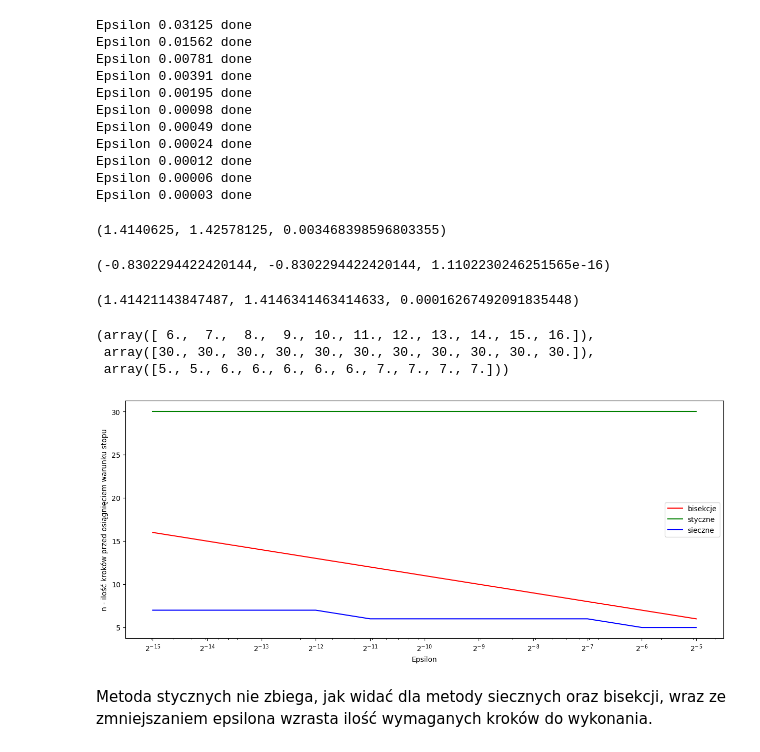
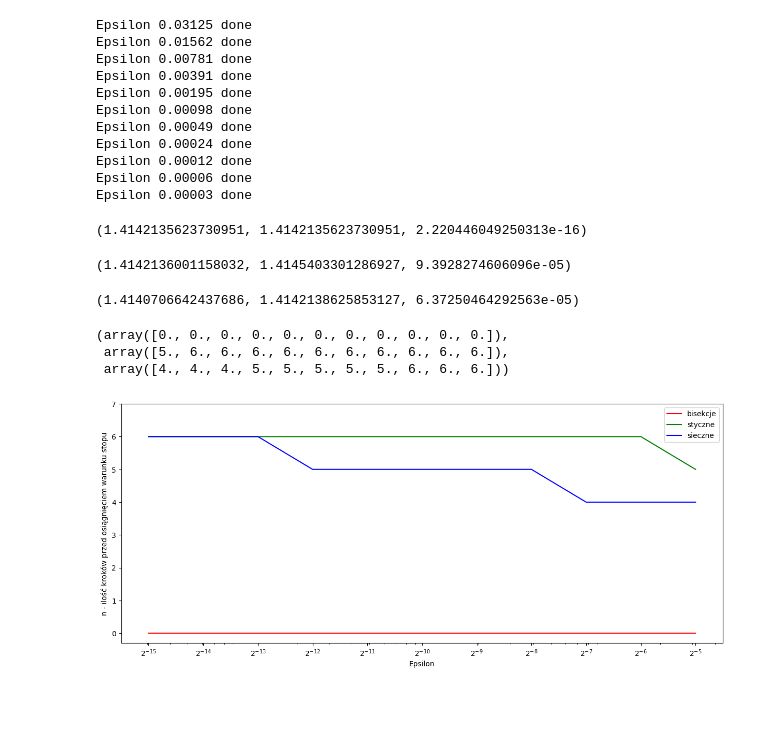
Before and after one commit to KsawerySmoczynski/elementy-metod-numerycznych, a Jupyter notebook: Lab3/zmlab3_zadania_i_odpowiedzi.ipynb, the cells around one changed output. Saved outputs shown, nothing was run; the diff lists cells and outputs as text; code cells hidden in the pictures; blank space fills up the shorter version.

Commit message:
Zadania 3: fix styczne

```diff
--- a/Lab3/zmlab3_zadania_i_odpowiedzi.ipynb
+++ b/Lab3/zmlab3_zadania_i_odpowiedzi.ipynb
@@ -225,26 +225,24 @@ def styczna(f: Callable[[float], float], x_0:float, M:int, delta:float, epsilon:
 
     x_k = x_0
     for n in range(M+1):
-        try:
-            x_k1 = f(x_k) /  f_prime(x_k)
-        except ZeroDivisionError:
-            # if derivative is equal to 0 we will divide by zero, let's move away a bit
-            x_k += np.sign(x_k) * epsilon
-            continue
+        # try:
+        x_k1 = x_k - f(x_k) /  f_prime(x_k)
+        # except ZeroDivisionError:
+        #     # if derivative is equal to 0 we will divide by zero, let's move away a bit
+        #     x_k += np.sign(x_k) * epsilon
+        #     continue
         if abs(f(x_k1)) < delta or abs(x_k-x_k1) < epsilon:
             break
         x_k = x_k1
 
     return x_k1, n
 
-f = lambda x: 4 - x ** 2
+f = lambda x: x ** 2 - 4
 f_prime = lambda x: 2*x
-f = np.exp
-f_prime = np.exp
-x_0 = -1e-2
-M = 100_000_000
-delta = 1e-10000
-epsilon = 1e-7
+x_0 = 0.1
+M = 100
+delta = 1e-20
+epsilon = 1e-2
 
 styczna(f, x_0, M, delta, epsilon, f_prime)
 # Metoda jest niestabilna
@@ -289,18 +287,16 @@ sieczna(f, x_0, x_1, M, delta, epsilon)
 epsilons = np.power(2., -np.arange(5, 16))
 
 f = lambda x: x ** 2 - 2
-# f = lambda x: 4 * np.log(x) - np.log(4)
 f_prime = lambda x: 2*x
-# f_prime = lambda x: 4 / x
+
+x_0 = 0.1
+x_1 = 2 * 4 ** (1/4) - 0.1 # równoodległe oba punkty od docelowego
+M = 30
+delta = np.finfo(np.float32).eps # minimalna mozliwa delta, aby warunkiem stopu bylo albo M albo epsilon
 
 bisekcje = []
 styczne = []
 sieczne = []
-x_0 = -1
-x_1 = 2
-M = 30
-delta = np.finfo(np.float32).eps # minimalna mozliwa delta, aby warunkiem stopu bylo albo M albo epsilon
-
 for epsilon in epsilons:
     bisekcje.append(bisekcja(f, x_0, x_1, M, delta, epsilon))
     # print("bisekcja")
@@ -324,39 +320,38 @@ Epsilon 0.00003 done
 # %%
 np.min(np.array(bisekcje)[:,:1]), np.max(np.array(bisekcje)[:,:1]), np.std(np.array(bisekcje)[:,:1])
 # %% [output]
-(1.4140625, 1.42578125, 0.003468398596803355)
+(1.4142135623730951, 1.4142135623730951, 2.220446049250313e-16)
 # %%
 np.min(np.array(styczne)[:,:1]), np.max(np.array(styczne)[:,:1]), np.std(np.array(styczne)[:,:1])
 # %% [output]
-(-0.8302294422420144, -0.8302294422420144, 1.1102230246251565e-16)
+(1.4142136001158032, 1.4145403301286927, 9.3928274606096e-05)
 # %%
 np.min(np.array(sieczne)[:,:1]), np.max(np.array(sieczne)[:,:1]), np.std(np.array(sieczne)[:,:1])
 # %% [output]
-(1.41421143847487, 1.4146341463414633, 0.00016267492091835448)
+(1.4140706642437686, 1.4142138625853127, 6.37250464292563e-05)
 # %%
 n_bisekcje = np.array(bisekcje)[:, 1]
 n_styczne = np.array(styczne)[:, 1]
 n_sieczne = np.array(sieczne)[:, 1]
 n_bisekcje, n_styczne, n_sieczne
 # %% [output]
-(array([ 6.,  7.,  8.,  9., 10., 11., 12., 13., 14., 15., 16.]),
- array([30., 30., 30., 30., 30., 30., 30., 30., 30., 30., 30.]),
- array([5., 5., 6., 6., 6., 6., 6., 7., 7., 7., 7.]))
+(array([0., 0., 0., 0., 0., 0., 0., 0., 0., 0., 0.]),
+ array([5., 6., 6., 6., 6., 6., 6., 6., 6., 6., 6.]),
+ array([4., 4., 4., 5., 5., 5., 5., 5., 6., 6., 6.]))
 # %%
 import matplotlib.pyplot as plt
 
 fix, ax = plt.subplots(figsize=(15, 6))
 ax.plot(epsilons, n_bisekcje, c="r", label="bisekcje")
 ax.plot(epsilons, n_styczne, c="g", label="styczne")
 ax.plot(epsilons, n_sieczne, c="b", label="sieczne")
 ax.set_xlabel("Epsilon")
 ax.set_ylabel("n - ilość kroków przed osiągnięciem warunku stopu")
 ax.set_xscale("log")
 ax.legend()
+ax.set_yticks(np.arange(0, np.concatenate([n_bisekcje, n_sieczne, n_styczne]).max()+2))
 ax.set_xticks(list(reversed(epsilons)))
 ax.set_xticklabels([fr"$2^{{{j:.0f}}}$" for j in reversed(np.log2(epsilons))])
 plt.show()
 # %% [output]
-[figure, old version]
+[figure, new version]
-# %% [markdown]
-Metoda stycznych nie zbiega, jak widać dla metody siecznych oraz bisekcji, wraz ze zmniejszaniem epsilona wzrasta ilość wymaganych kroków do wykonania.
```
Also changed, not shown: parts of 4 cells of this notebook.
